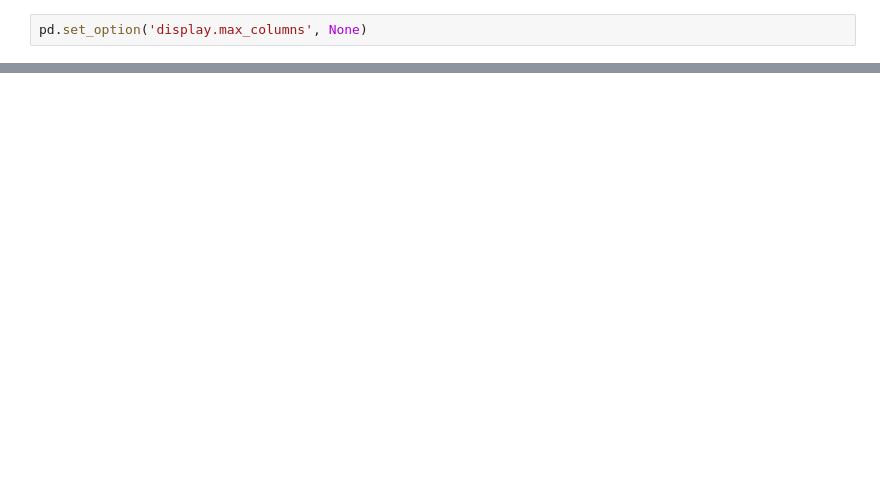
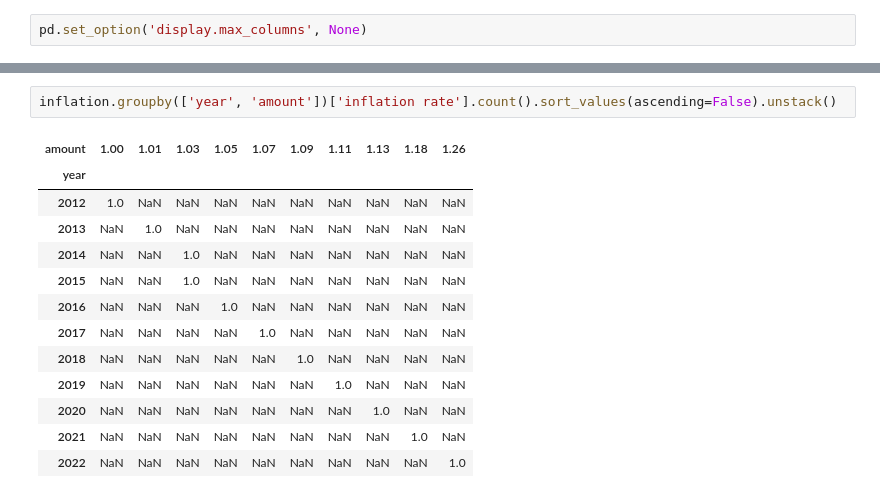
Before and after one commit to AuroraDelaney/hello_capstone, a Jupyter notebook: notebook/clean capstone notebook.ipynb, the cells around one changed output, grey strips where cells are left out. Drawn from its saved outputs; the diff is of its cells as text; blank space fills up the shorter version.

```diff
--- a/notebook/clean capstone notebook.ipynb
+++ b/notebook/clean capstone notebook.ipynb
@@ -47,0 +184,16 @@ FoodInflation.hist(bins=10, figsize=[20, 10])
+# %%
+inflation.groupby(['year', 'amount'])['inflation rate'].count().sort_values(ascending=False).unstack()
+# %% [output]
+| amount | 1.00 | 1.01 | 1.03 | 1.05 | 1.07 | 1.09 | 1.11 | 1.13 | 1.18 | 1.26 |
+| year |  |  |  |  |  |  |  |  |  |  |
+| 2012 | 1.0 | NaN | NaN | NaN | NaN | NaN | NaN | NaN | NaN | NaN |
+| 2013 | NaN | 1.0 | NaN | NaN | NaN | NaN | NaN | NaN | NaN | NaN |
+| 2014 | NaN | NaN | 1.0 | NaN | NaN | NaN | NaN | NaN | NaN | NaN |
+| 2015 | NaN | NaN | 1.0 | NaN | NaN | NaN | NaN | NaN | NaN | NaN |
+| 2016 | NaN | NaN | NaN | 1.0 | NaN | NaN | NaN | NaN | NaN | NaN |
+| 2017 | NaN | NaN | NaN | NaN | 1.0 | NaN | NaN | NaN | NaN | NaN |
+| 2018 | NaN | NaN | NaN | NaN | NaN | 1.0 | NaN | NaN | NaN | NaN |
+| 2019 | NaN | NaN | NaN | NaN | NaN | NaN | 1.0 | NaN | NaN | NaN |
+| 2020 | NaN | NaN | NaN | NaN | NaN | NaN | NaN | 1.0 | NaN | NaN |
+| 2021 | NaN | NaN | NaN | NaN | NaN | NaN | NaN | NaN | 1.0 | NaN |
+| 2022 | NaN | NaN | NaN | NaN | NaN | NaN | NaN | NaN | NaN | 1.0 |
```
Also changed, not shown: parts of 18 cells of this notebook, 7 other files.
